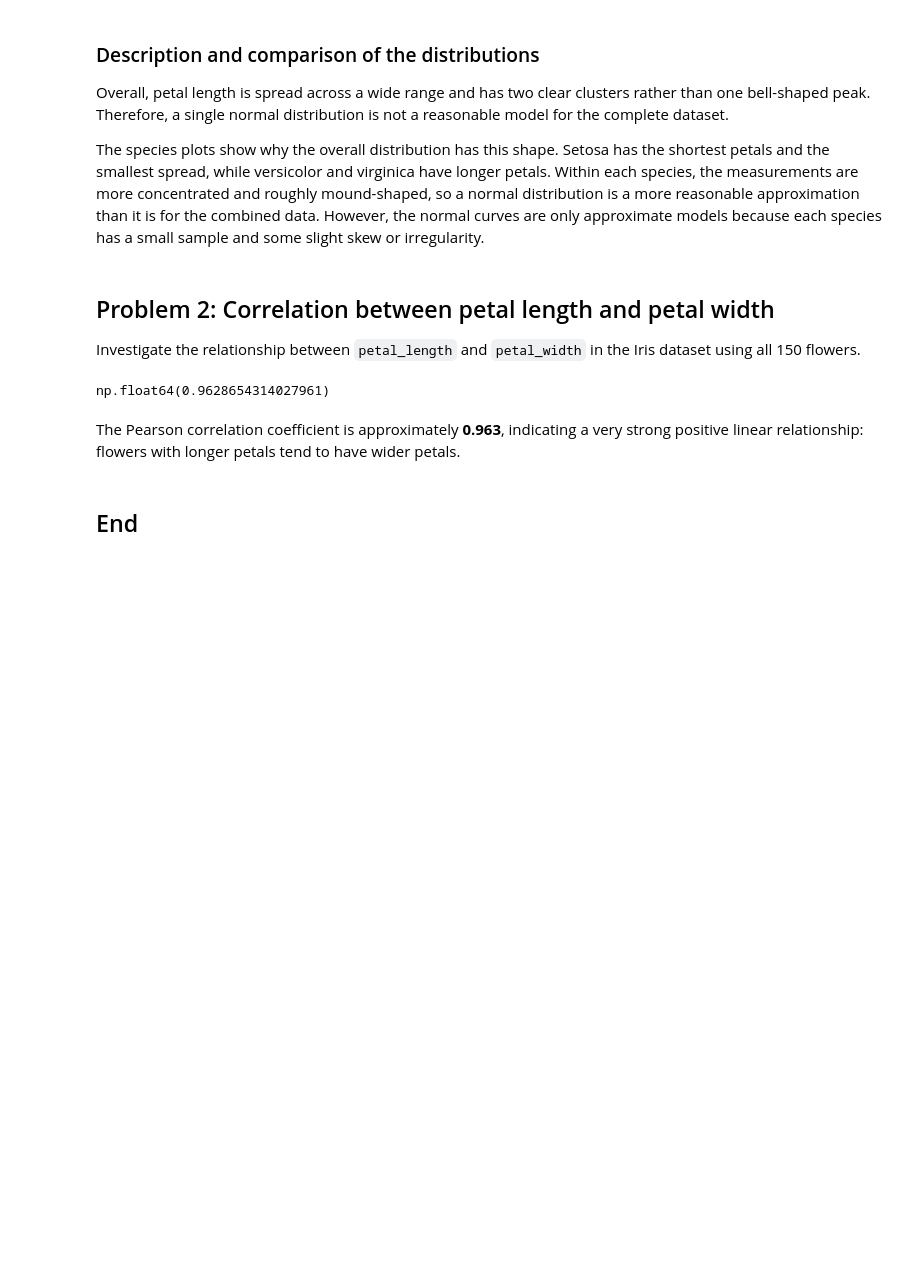
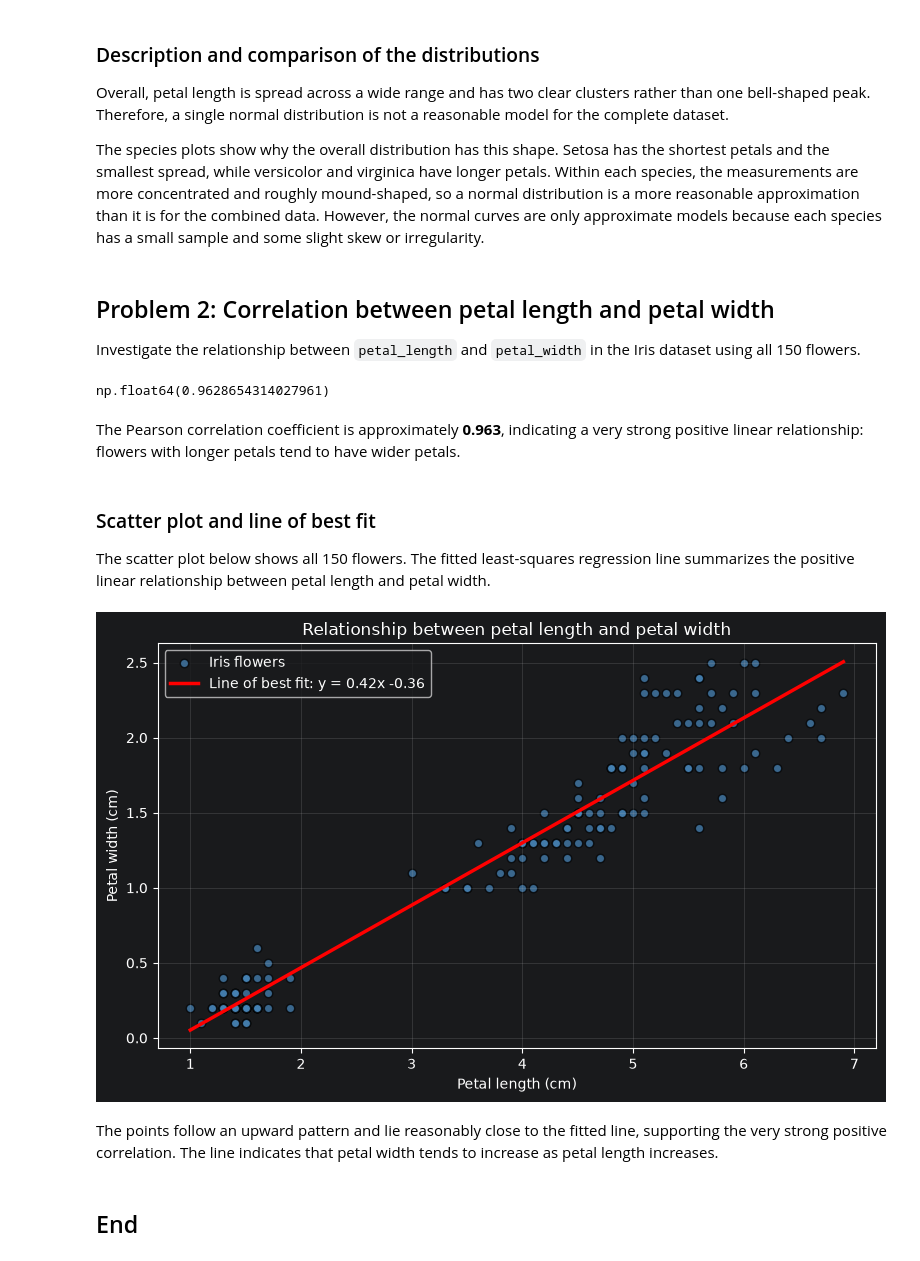
Before and after one commit to CGiardino/applied-statistics, a Jupyter notebook: problems.ipynb, the cells around one changed output. Saved outputs shown, nothing was run; the diff lists cells and outputs as text; code cells hidden in the pictures; blank space fills up the shorter version.

Commit message:
Creating a scatter plot showing the relationship between the iris petal width and length, and include a suitable line to help illustrate the relationship.

```diff
--- a/problems.ipynb
+++ b/problems.ipynb
@@ -136,5 +136,43 @@ pearson_correlation
 np.float64(0.9628654314027961)
 # %% [markdown]
 The Pearson correlation coefficient is approximately **0.963**, indicating a very strong positive linear relationship: flowers with longer petals tend to have wider petals.
+# %% [markdown]
+### Scatter plot and line of best fit
+
+The scatter plot below shows all 150 flowers. The fitted least-squares regression line summarizes the positive linear relationship between petal length and petal width.
+# %%
+# Fit a least-squares regression line using all 150 flowers.
+slope, intercept = np.polyfit(iris["petal_length"], iris["petal_width"], 1)
+x_line = np.linspace(iris["petal_length"].min(), iris["petal_length"].max(), 200)
+y_line = slope * x_line + intercept
+
+# Create the scatter plot and add the line of best fit.
+plt.figure(figsize=(8, 5))
+plt.scatter(
+    iris["petal_length"],
+    iris["petal_width"],
+    color="steelblue",
+    alpha=0.75,
+    edgecolor="black",
+    label="Iris flowers",
+)
+plt.plot(
+    x_line,
+    y_line,
+    color="red",
+    linewidth=2.5,
+    label=f"Line of best fit: y = {slope:.2f}x {intercept:+.2f}",
+)
+plt.title("Relationship between petal length and petal width")
+plt.xlabel("Petal length (cm)")
+plt.ylabel("Petal width (cm)")
+plt.legend()
+plt.grid(alpha=0.25)
+plt.tight_layout()
+plt.show()
+# %% [output]
+[figure, added]
+# %% [markdown]
+The points follow an upward pattern and lie reasonably close to the fitted line, supporting the very strong positive correlation. The line indicates that petal width tends to increase as petal length increases.
 # %% [markdown]
 ## End
```
